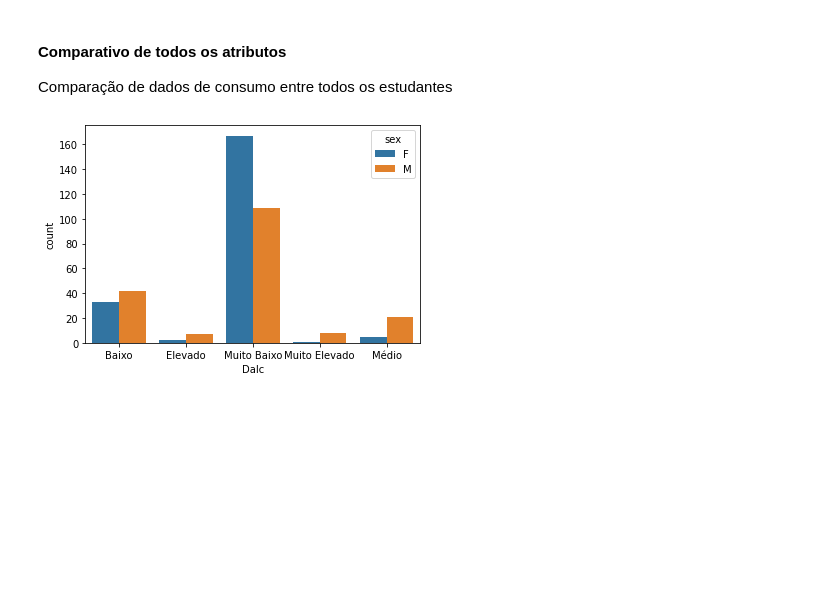
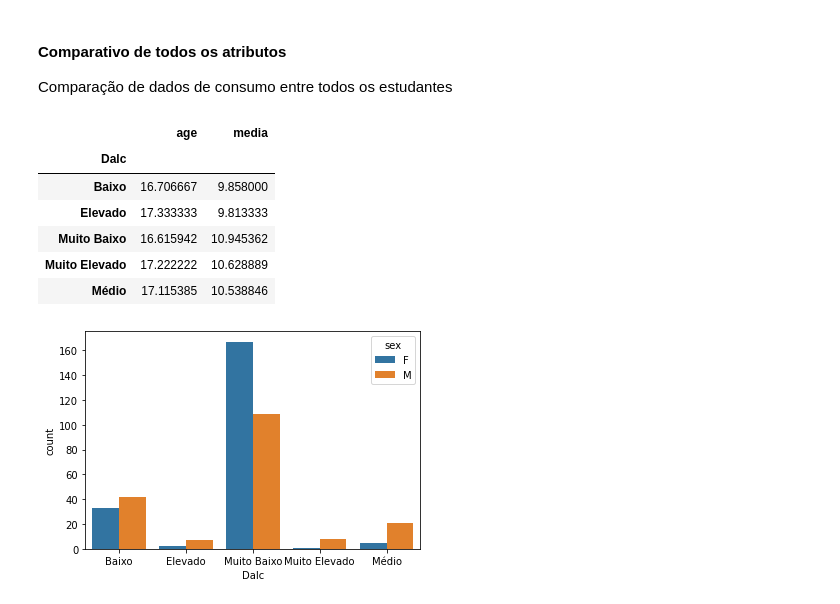
Before and after one commit to danielmacedodc/Analise-de-Dados_CIn, a Jupyter notebook: Projeto - Análise de Dados - Daniel Macedo.ipynb, the cells around one changed output. Cells and saved outputs as stored; diff of their text form; code cells hidden in the pictures; blank space fills up the shorter version.

```diff
--- a/Projeto - Análise de Dados - Daniel Macedo.ipynb
+++ b/Projeto - Análise de Dados - Daniel Macedo.ipynb
@@ -352,6 +484,17 @@ plt.show()
 #### Comparativo de todos os atributos
 
 Comparação de dados de consumo entre todos os estudantes
+# %%
+# Médias de idade e nptas de consumo
+mat_stud.groupby('Dalc').agg({'age':'mean','media':'mean'})
+# %% [output]
+|  | age | media |
+| Dalc |  |  |
+| Baixo | 16.706667 | 9.858000 |
+| Elevado | 17.333333 | 9.813333 |
+| Muito Baixo | 16.615942 | 10.945362 |
+| Muito Elevado | 17.222222 | 10.628889 |
+| Médio | 17.115385 | 10.538846 |
 # %%
 sns.countplot(mat_stud['Dalc'],hue = mat_stud['sex'])
 plt.show()
```
Also changed, not shown: parts of 41 cells of this notebook.
